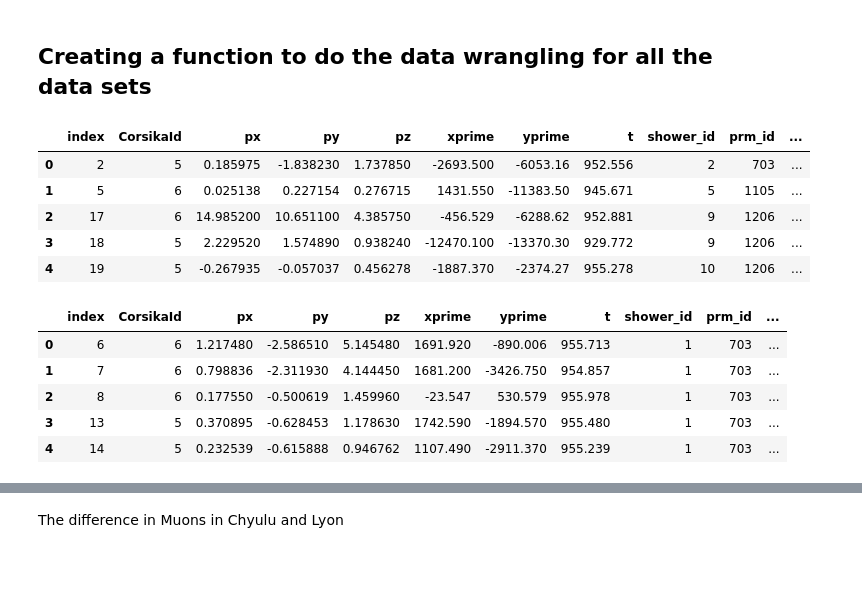
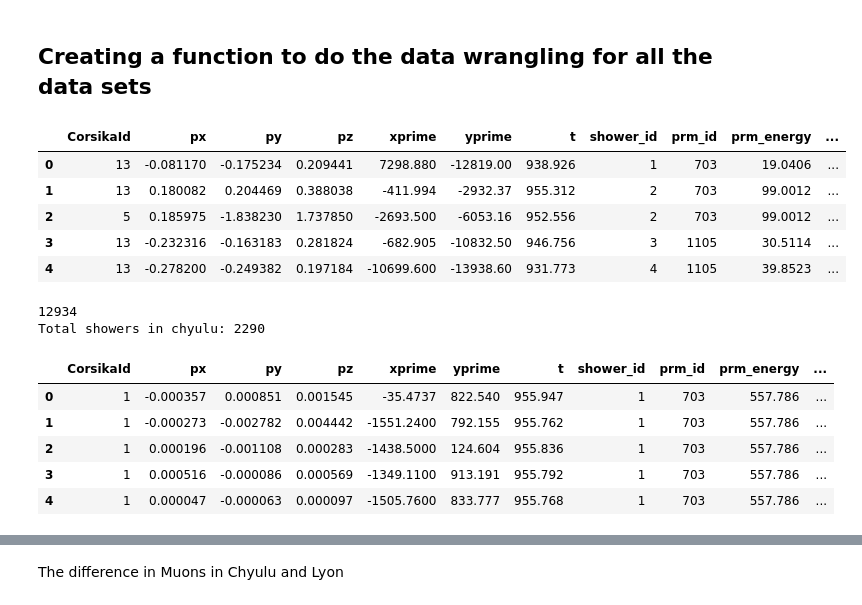
Before and after one commit to JKariithi/Muon_Distribution_Analysis, a Jupyter notebook: comparisons/T15_correct_parameters/lyon_chyulu.ipynb, the cells around one changed output, grey strips where cells are left out. Saved outputs shown, nothing was run; the diff lists cells and outputs as text; code cells hidden in the pictures; blank space fills up the shorter version.

```diff
--- a/comparisons/T15_correct_parameters/lyon_chyulu.ipynb
+++ b/comparisons/T15_correct_parameters/lyon_chyulu.ipynb
@@ -18,9 +18,7 @@ def wrangle(file_path):
                  names=COLS, # the name of the columns
                  engine="python"
     )
-    # subsetting the data for only muons and resetting the index
-    muons = (df["CorsikaId"] == 5) | (df["CorsikaId"] == 6)
-    df = df[muons].reset_index()
+
 
     # computing the zenith angle in radians
     df['p'] = np.sqrt(df['px']**2 + df['py']**2 + df['pz']**2)
@@ -32,22 +30,28 @@ def wrangle(file_path):
 
     return df
 # %%
-chyulu = wrangle("../chyulu_1500m_15/salida.shw")
+chyulu = wrangle("../chyulu_1500m_15/chyulu_1500_E1_T15.shw")
 chyulu.head()
 # %% [output]
-|  | index | CorsikaId | px | py | pz | xprime | yprime | t | shower_id | prm_id | ... |
-| 0 | 2 | 5 | 0.185975 | -1.838230 | 1.737850 | -2693.500 | -6053.16 | 952.556 | 2 | 703 | ... |
-| 1 | 5 | 6 | 0.025138 | 0.227154 | 0.276715 | 1431.550 | -11383.50 | 945.671 | 5 | 1105 | ... |
-| 2 | 17 | 6 | 14.985200 | 10.651100 | 4.385750 | -456.529 | -6288.62 | 952.881 | 9 | 1206 | ... |
-| 3 | 18 | 5 | 2.229520 | 1.574890 | 0.938240 | -12470.100 | -13370.30 | 929.772 | 9 | 1206 | ... |
-| 4 | 19 | 5 | -0.267935 | -0.057037 | 0.456278 | -1887.370 | -2374.27 | 955.278 | 10 | 1206 | ... |
+|  | CorsikaId | px | py | pz | xprime | yprime | t | shower_id | prm_id | prm_energy | ... |
+| 0 | 13 | -0.081170 | -0.175234 | 0.209441 | 7298.880 | -12819.00 | 938.926 | 1 | 703 | 19.0406 | ... |
+| 1 | 13 | 0.180082 | 0.204469 | 0.388038 | -411.994 | -2932.37 | 955.312 | 2 | 703 | 99.0012 | ... |
+| 2 | 5 | 0.185975 | -1.838230 | 1.737850 | -2693.500 | -6053.16 | 952.556 | 2 | 703 | 99.0012 | ... |
+| 3 | 13 | -0.232316 | -0.163183 | 0.281824 | -682.905 | -10832.50 | 946.756 | 3 | 1105 | 30.5114 | ... |
+| 4 | 13 | -0.278200 | -0.249382 | 0.197184 | -10699.600 | -13938.60 | 931.773 | 4 | 1105 | 39.8523 | ... |
+# %%
+print(len(chyulu))
+print(f"Total showers in chyulu: {chyulu["shower_id"].nunique()}")
+# %% [output]
+12934
+Total showers in chyulu: 2290
 # %%
-lyon = wrangle("../lyon_237m_15/salida.shw")
+lyon = wrangle("../lyon_237m_15/lyon_237m_E2_T15.shw")
 lyon.head()
 # %% [output]
-|  | index | CorsikaId | px | py | pz | xprime | yprime | t | shower_id | prm_id | ... |
-| 0 | 6 | 6 | 1.217480 | -2.586510 | 5.145480 | 1691.920 | -890.006 | 955.713 | 1 | 703 | ... |
-| 1 | 7 | 6 | 0.798836 | -2.311930 | 4.144450 | 1681.200 | -3426.750 | 954.857 | 1 | 703 | ... |
-| 2 | 8 | 6 | 0.177550 | -0.500619 | 1.459960 | -23.547 | 530.579 | 955.978 | 1 | 703 | ... |
-| 3 | 13 | 5 | 0.370895 | -0.628453 | 1.178630 | 1742.590 | -1894.570 | 955.480 | 1 | 703 | ... |
-| 4 | 14 | 5 | 0.232539 | -0.615888 | 0.946762 | 1107.490 | -2911.370 | 955.239 | 1 | 703 | ... |
+|  | CorsikaId | px | py | pz | xprime | yprime | t | shower_id | prm_id | prm_energy | ... |
+| 0 | 1 | -0.000357 | 0.000851 | 0.001545 | -35.4737 | 822.540 | 955.947 | 1 | 703 | 557.786 | ... |
+| 1 | 1 | -0.000273 | -0.002782 | 0.004442 | -1551.2400 | 792.155 | 955.762 | 1 | 703 | 557.786 | ... |
+| 2 | 1 | 0.000196 | -0.001108 | 0.000283 | -1438.5000 | 124.604 | 955.836 | 1 | 703 | 557.786 | ... |
+| 3 | 1 | 0.000516 | -0.000086 | 0.000569 | -1349.1100 | 913.191 | 955.792 | 1 | 703 | 557.786 | ... |
+| 4 | 1 | 0.000047 | -0.000063 | 0.000097 | -1505.7600 | 833.777 | 955.768 | 1 | 703 | 557.786 | ... |
```
Also changed, not shown: parts of 6 cells of this notebook.
